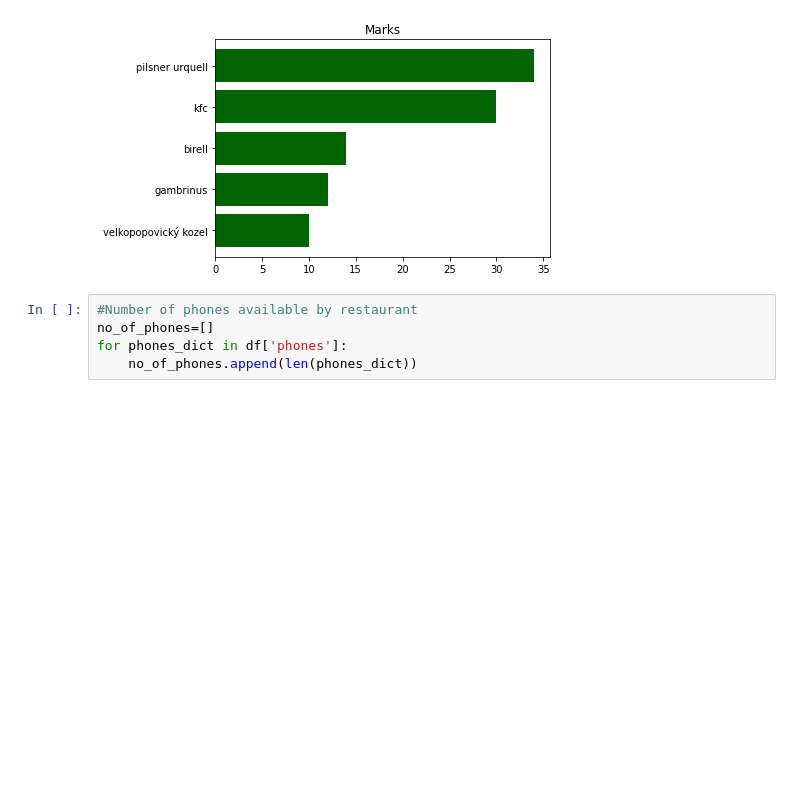
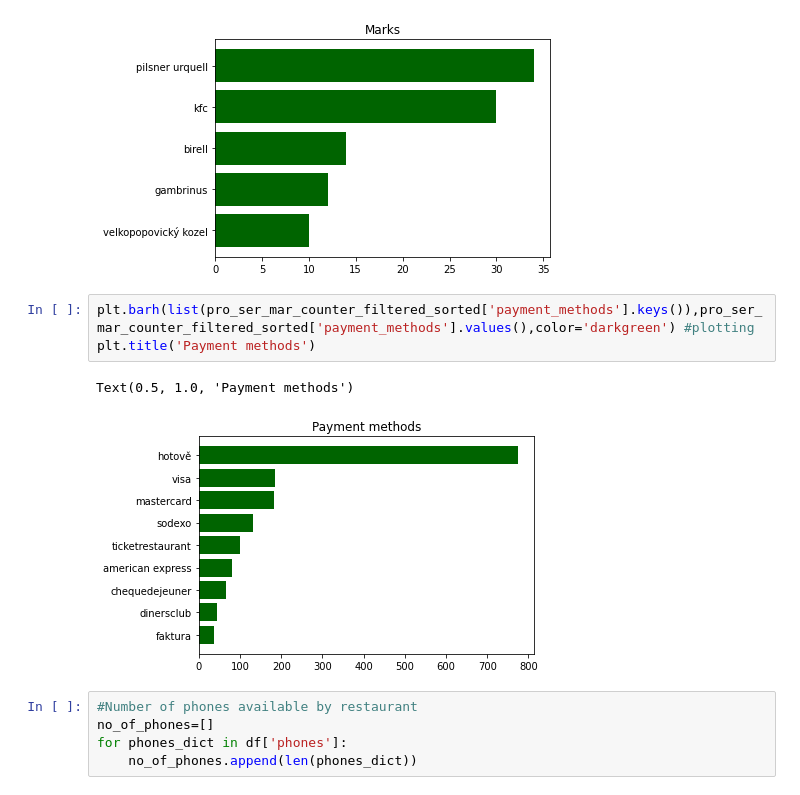
Before and after one commit to Matyas-Mattanelli/Webscraper-Zlate-Stranky, a Jupyter notebook: data_inspection_zlatestranky.ipynb, the cells around one changed output. Cells and saved outputs as stored; diff of their text form; blank space fills up the shorter version.

```diff
--- a/data_inspection_zlatestranky.ipynb
+++ b/data_inspection_zlatestranky.ipynb
@@ -264,6 +274,12 @@ plt.title('Marks')
 # %% [output]
 Text(0.5, 1.0, 'Marks')
 [figure]
+# %%
+plt.barh(list(pro_ser_mar_counter_filtered_sorted['payment_methods'].keys()),pro_ser_mar_counter_filtered_sorted['payment_methods'].values(),color='darkgreen') #plotting
+plt.title('Payment methods')
+# %% [output]
+Text(0.5, 1.0, 'Payment methods')
+[figure, added]
 # %%
 #Number of phones available by restaurant
 no_of_phones=[]
```
Also changed, not shown: parts of 29 cells of this notebook, 1 other file.
